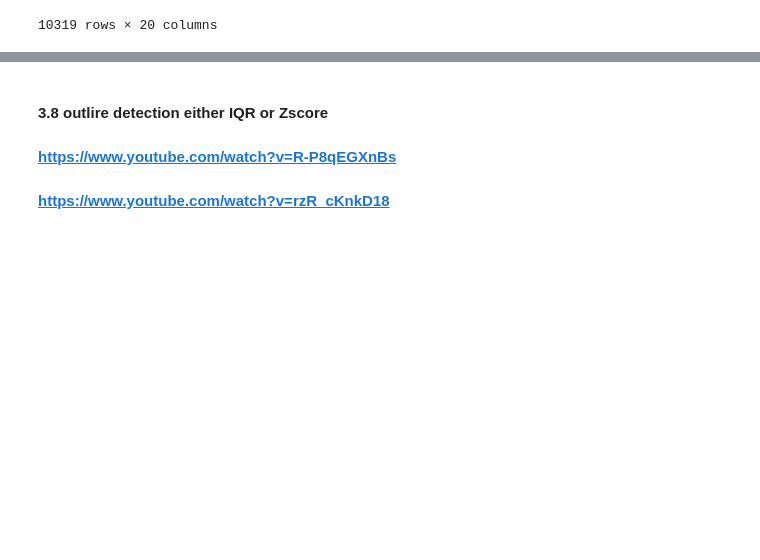
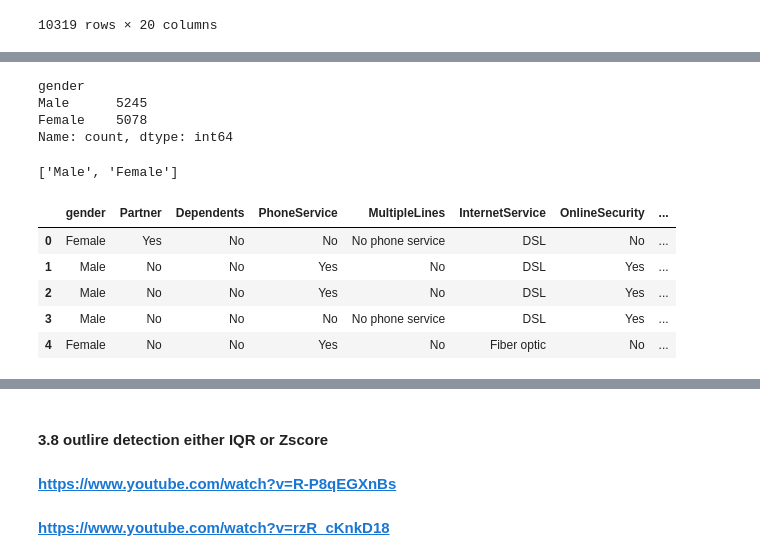
Before and after one commit to debugithub1234/update_project24, a Jupyter notebook: notebook/1 . EDA_CHURNE .ipynb, the cells around one changed output, grey strips where cells are left out. Drawn from its saved outputs; the diff is of its cells as text; code cells hidden in the pictures; blank space fills up the shorter version.

```diff
--- a/notebook/1 . EDA_CHURNE .ipynb
+++ b/notebook/1 . EDA_CHURNE .ipynb
@@ -443,0 +477,8 @@ df
+# %%
+#Finding Unique Values
+
+
+# unique values in each columns
+for x in new_df.columns:
+    #prinfting unique values
+    print(x ,':', len(new_df[x].unique()))
@@ -443,0 +502,40 @@ df
+# %%
+#Most Frequent variables
+
+
+# finding the top 20 categories
+new_df.gender.value_counts().sort_values(ascending=False).head(20)
+# %% [output]
+gender
+Male      5245
+Female    5078
+Name: count, dtype: int64
+# %%
+#List of Most Frequent Categorical Variables
+# make list with top 10 variables
+top_10 = [x for x in new_df.gender.value_counts().sort_values(ascending=False).head(10).index]
+top_10
+# %% [output]
+['Male', 'Female']
+# %%
+#All Selected variable on OneHotEncoding
+# for all categorical variables we selected
+def top_x(df2,variable,top_x_labels):
+    for label in top_x_labels:
+        df2[variable+'_'+label] = np.where(data[variable]==label,1,0)
+
+
+# read the data again
+data = pd.read_csv("data/WA_Fn-UseC_-Telco-Customer-Churn_new_ad.csv",usecols=categorical_features)
+#encode Nighborhood into the 10 most frequent categories
+top_x(data,'gender',top_10)
+top_x()
+# display data
+data.head()
+# %% [output]
+|  | gender | Partner | Dependents | PhoneService | MultipleLines | InternetService | OnlineSecurity | ... |
+| 0 | Female | Yes | No | No | No phone service | DSL | No | ... |
+| 1 | Male | No | No | Yes | No | DSL | Yes | ... |
+| 2 | Male | No | No | Yes | No | DSL | Yes | ... |
+| 3 | Male | No | No | No | No phone service | DSL | Yes | ... |
+| 4 | Female | No | No | Yes | No | Fiber optic | No | ... |
```
Also changed, not shown: parts of 7 cells of this notebook.
